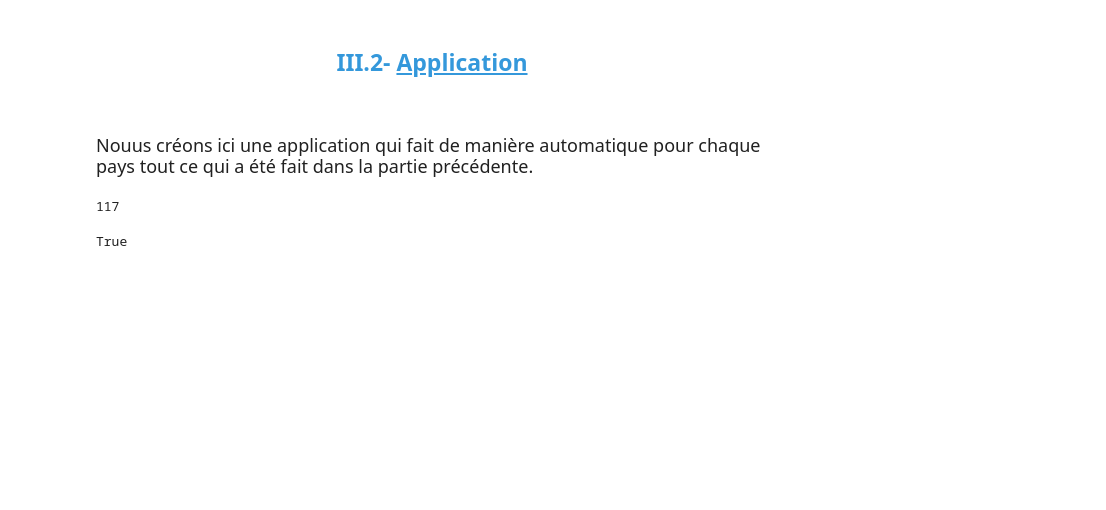
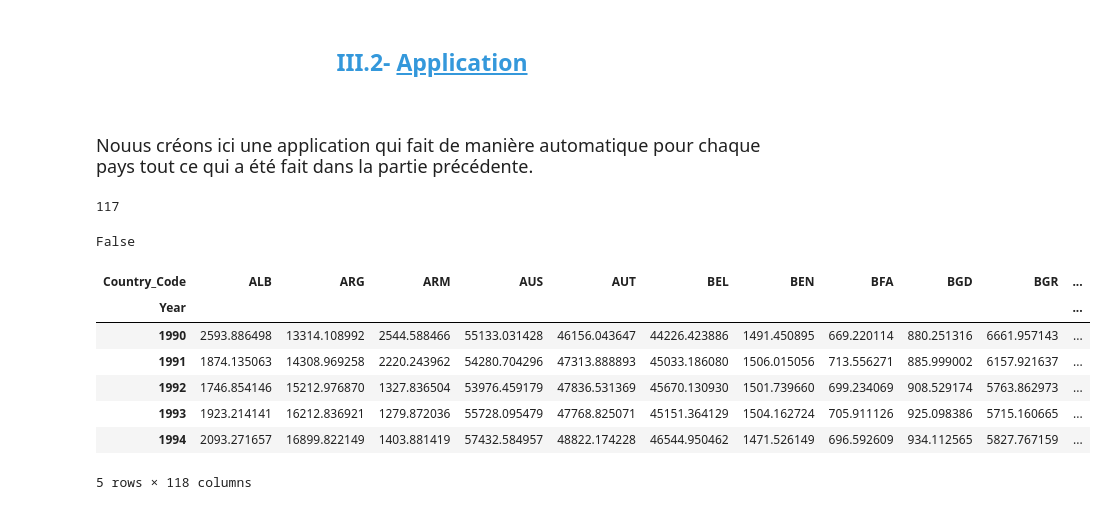
Before and after one commit to tziemiNgansop237/Projet_Python, a Jupyter notebook: src/analyse_des_donnees.ipynb, the cells around one changed output. Cells and saved outputs as stored; diff of their text form; code cells hidden in the pictures; blank space fills up the shorter version.

```diff
--- a/src/analyse_des_donnees.ipynb
+++ b/src/analyse_des_donnees.ipynb
@@ -353,10 +374,24 @@ print(len(pays_disponibles))
 # %% [output]
 117
 # %%
-presence_negatif = (data['Capital_par_travailleur'] < 0).any()
+presence_negatif = (data['PIB_par_travailleur'] < 0).any()
 print(presence_negatif)
 # %% [output]
-True
+False
+# %%
+df = data.pivot(index=['Year'], columns='Country_Code', values='PIB_par_travailleur')
+df['Year'] = d.pd.to_datetime(df.index)
+# %%
+df.head()
+# %% [output]
+| Country_Code | ALB | ARG | ARM | AUS | AUT | BEL | BEN | BFA | BGD | BGR | ... |
+| Year |  |  |  |  |  |  |  |  |  |  | ... |
+| 1990 | 2593.886498 | 13314.108992 | 2544.588466 | 55133.031428 | 46156.043647 | 44226.423886 | 1491.450895 | 669.220114 | 880.251316 | 6661.957143 | ... |
+| 1991 | 1874.135063 | 14308.969258 | 2220.243962 | 54280.704296 | 47313.888893 | 45033.186080 | 1506.015056 | 713.556271 | 885.999002 | 6157.921637 | ... |
+| 1992 | 1746.854146 | 15212.976870 | 1327.836504 | 53976.459179 | 47836.531369 | 45670.130930 | 1501.739660 | 699.234069 | 908.529174 | 5763.862973 | ... |
+| 1993 | 1923.214141 | 16212.836921 | 1279.872036 | 55728.095479 | 47768.825071 | 45151.364129 | 1504.162724 | 705.911126 | 925.098386 | 5715.160665 | ... |
+| 1994 | 2093.271657 | 16899.822149 | 1403.881419 | 57432.584957 | 48822.174228 | 46544.950462 | 1471.526149 | 696.592609 | 934.112565 | 5827.767159 | ... |
+5 rows × 118 columns
 # %%
 # Créer un Dash app
 app = d.dash.Dash(__name__)
```
Also changed, not shown: parts of 8 cells of this notebook, 3 other files.
